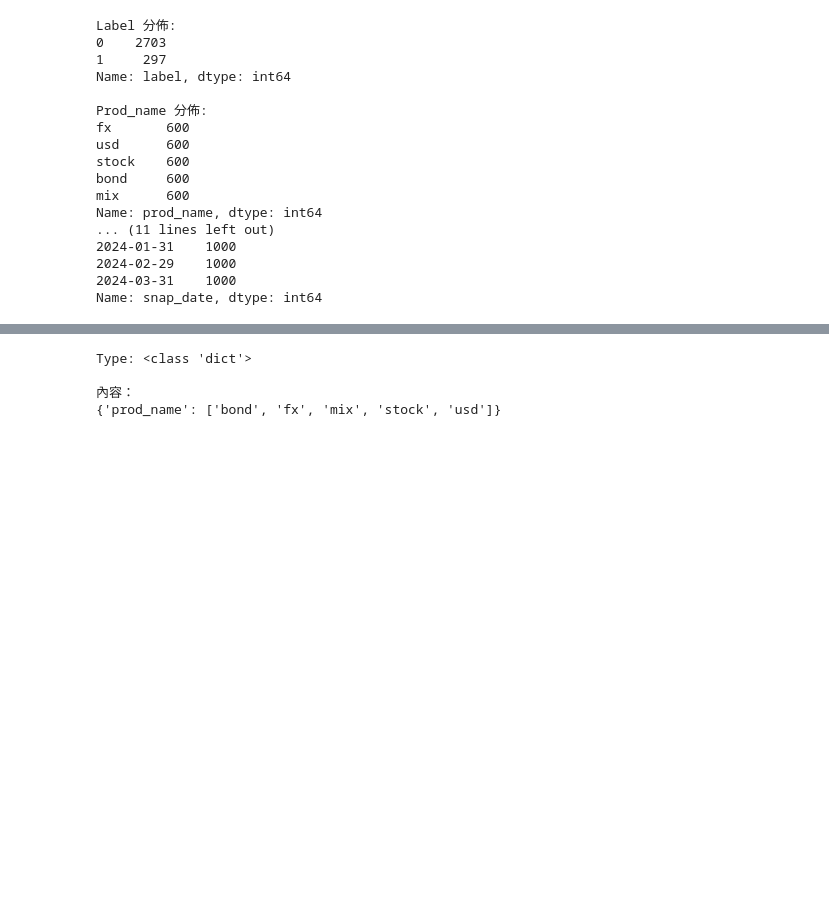
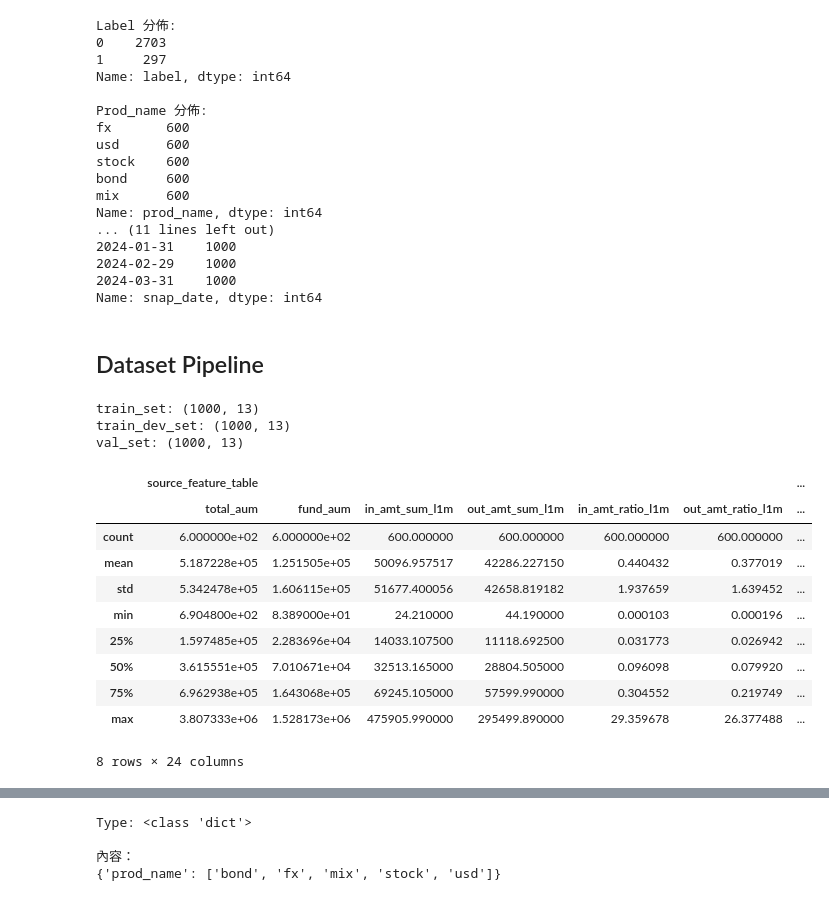
Before and after one commit to curtis-lu/recsys-demo, a Jupyter notebook: notebooks/inspect_artifacts.ipynb, the cells around one changed output, grey strips where cells are left out. Saved outputs shown, nothing was run; the diff lists cells and outputs as text; code cells hidden in the pictures; blank space fills up the shorter version.

```diff
--- a/notebooks/inspect_artifacts.ipynb
+++ b/notebooks/inspect_artifacts.ipynb
@@ -150,3 +163,46 @@ Name: prod_name, dtype: int64
 2024-02-29    1000
 2024-03-31    1000
 Name: snap_date, dtype: int64
+# %% [markdown]
+## Dataset Pipeline
+# %%
+"""載入 train_set、train_dev_set、val_set 並顯示 shape"""
+import pandas as pd
+
+splits = {}
+for name in ["train_set", "train_dev_set", "val_set"]:
+    if catalog.exists(name):
+        splits[name] = catalog.load(name)
+        print(f"{name}: {splits[name].shape}")
+    else:
+        print(f"{name} 不存在，請先執行 dataset pipeline。")
+# %% [output]
+train_set: (1000, 13)
+train_dev_set: (1000, 13)
+val_set: (1000, 13)
+# %%
+"""基本統計比較：數值特徵 describe() — splits vs source feature_table"""
+num_cols = ["total_aum", "fund_aum", "in_amt_sum_l1m", "out_amt_sum_l1m",
+            "in_amt_ratio_l1m", "out_amt_ratio_l1m"]
+
+source_ft = catalog.load("feature_table")
+desc_parts = {"source_feature_table": source_ft[num_cols].describe()}
+for name, df in splits.items():
+    cols = [c for c in num_cols if c in df.columns]
+    if cols:
+        desc_parts[name] = df[cols].describe()
+
+combined = pd.concat(desc_parts, axis=1)
+display(combined)
+# %% [output]
+|  | source_feature_table |  |  |  |  |  | ... |
+|  | total_aum | fund_aum | in_amt_sum_l1m | out_amt_sum_l1m | in_amt_ratio_l1m | out_amt_ratio_l1m | ... |
+| count | 6.000000e+02 | 6.000000e+02 | 600.000000 | 600.000000 | 600.000000 | 600.000000 | ... |
+| mean | 5.187228e+05 | 1.251505e+05 | 50096.957517 | 42286.227150 | 0.440432 | 0.377019 | ... |
+| std | 5.342478e+05 | 1.606115e+05 | 51677.400056 | 42658.819182 | 1.937659 | 1.639452 | ... |
+| min | 6.904800e+02 | 8.389000e+01 | 24.210000 | 44.190000 | 0.000103 | 0.000196 | ... |
+| 25% | 1.597485e+05 | 2.283696e+04 | 14033.107500 | 11118.692500 | 0.031773 | 0.026942 | ... |
+| 50% | 3.615551e+05 | 7.010671e+04 | 32513.165000 | 28804.505000 | 0.096098 | 0.079920 | ... |
+| 75% | 6.962938e+05 | 1.643068e+05 | 69245.105000 | 57599.990000 | 0.304552 | 0.219749 | ... |
+| max | 3.807333e+06 | 1.528173e+06 | 475905.990000 | 295499.890000 | 29.359678 | 26.377488 | ... |
+8 rows × 24 columns
```
Also changed, not shown: parts of 11 cells of this notebook, 28 other files.
